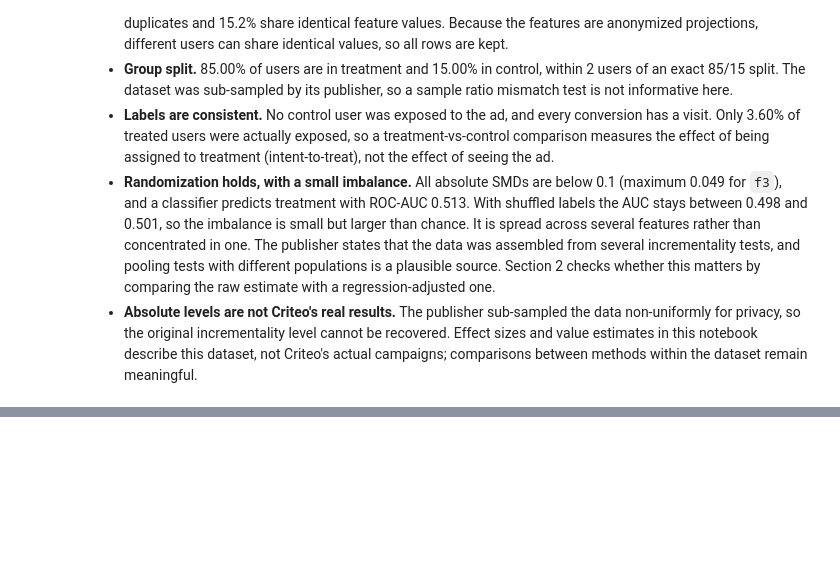
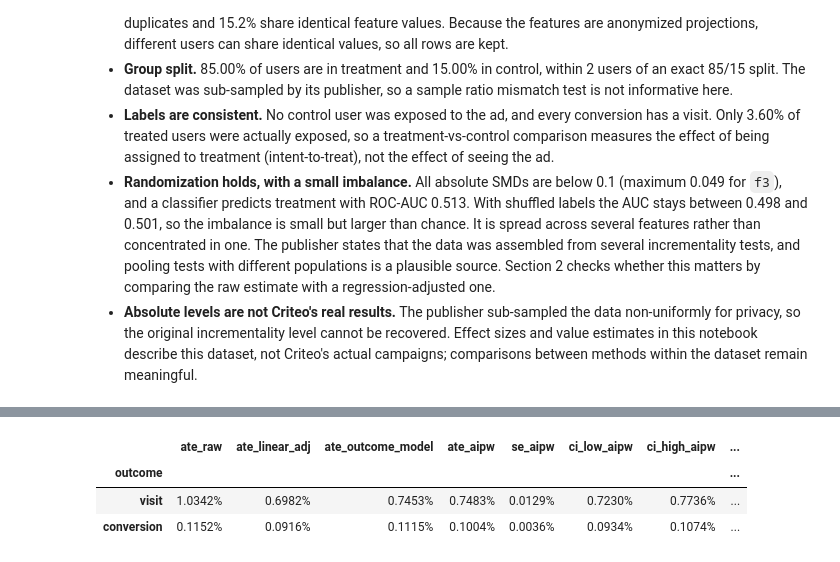
Before and after one commit to LindaZhao-neu/criteo-uplift-analysis, a Jupyter notebook: notebooks/criteo_uplift_analysis.ipynb, the cells around one changed output, grey strips where cells are left out. Saved outputs shown, nothing was run; the diff lists cells and outputs as text; code cells hidden in the pictures; blank space fills up the shorter version.

Commit message:
Add A/B test analysis: ITT, AIPW, power, and exposure effects

```diff
--- a/notebooks/criteo_uplift_analysis.ipynb
+++ b/notebooks/criteo_uplift_analysis.ipynb
@@ -393,0 +639,33 @@ dtype: float64
+# %%
+def aipw_scores(y):
+    Y = df[y].to_numpy().astype(np.float64)
+    return (
+        m1_hat[y] - m0_hat[y]
+        + T_all * (Y - m1_hat[y]) / e_clip
+        - (1 - T_all) * (Y - m0_hat[y]) / (1 - e_clip)
+    )
+
+rows = []
+for y in OUTCOMES:
+    psi = aipw_scores(y)
+    ate_dr = psi.mean()
+    se_dr = psi.std(ddof=1) / np.sqrt(n)
+    rows.append({
+        "outcome": y,
+        "ate_raw": itt.loc[y, "ate"],
+        "ate_linear_adj": adjusted.loc[y, "ate_adjusted"],
+        "ate_outcome_model": (m1_hat[y] - m0_hat[y]).mean(),
+        "ate_aipw": ate_dr,
+        "se_aipw": se_dr,
+        "ci_low_aipw": ate_dr - Z * se_dr,
+        "ci_high_aipw": ate_dr + Z * se_dr,
+        "rel_lift_aipw": ate_dr / (itt.loc[y, "rate_treatment"] - ate_dr),
+    })
+
+dr = pd.DataFrame(rows).set_index("outcome")
+dr.style.format("{:.4%}")
+# %% [output]
+|  | ate_raw | ate_linear_adj | ate_outcome_model | ate_aipw | se_aipw | ci_low_aipw | ci_high_aipw | ... |
+| outcome |  |  |  |  |  |  |  | ... |
+| visit | 1.0342% | 0.6982% | 0.7453% | 0.7483% | 0.0129% | 0.7230% | 0.7736% | ... |
+| conversion | 0.1152% | 0.0916% | 0.1115% | 0.1004% | 0.0036% | 0.0934% | 0.1074% | ... |
```
Also changed, not shown: parts of 19 cells of this notebook.
